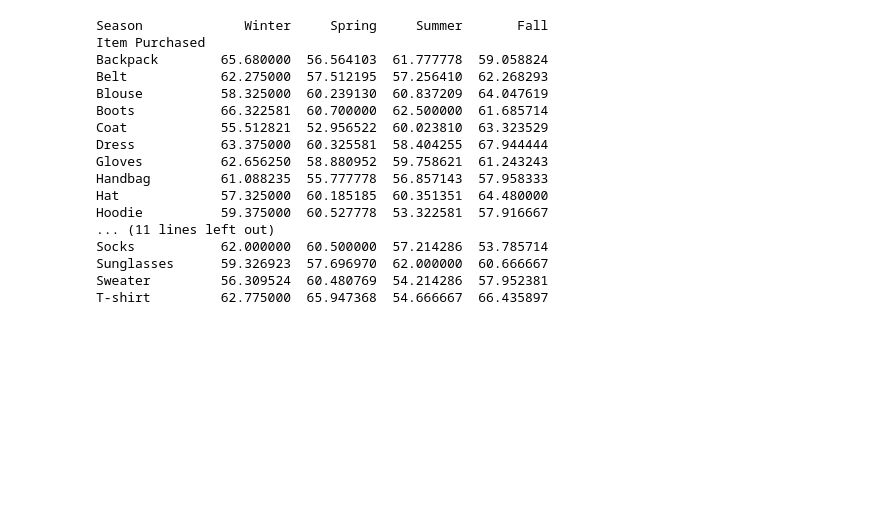
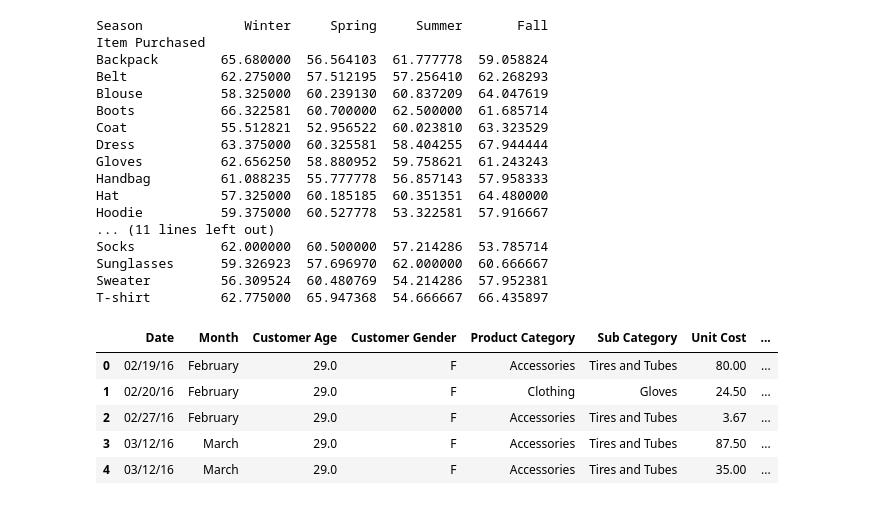
Before and after one commit to JellieTheForg/Dataframes, a Jupyter notebook: datastuff.ipynb, the cells around one changed output. Saved outputs shown, nothing was run; the diff lists cells and outputs as text; code cells hidden in the pictures; blank space fills up the shorter version.

```diff
--- a/datastuff.ipynb
+++ b/datastuff.ipynb
@@ -86,3 +96,17 @@ T-shirt         62.775000  65.947368  54.666667  66.435897
 vs review rating the colour being the season, there was no connection between anything on the whole graph. This required more digging, which
 I did. I found the average price of each item per season, which yeilded interesting results. All the items had a very similar price and no
 correlation to season. Socks and coats were the same prices give or take a few dollars, and coats were more expensive in summer than in winter."""
+# %%
+fileee = "Real_Sales.csv"
+df2 = pd.read_csv(fileee)
+
+selected_columns1 = ['Date', 'Month', 'Customer Age', 'Customer Gender', 'Product Category', 'Sub Category', 'Unit Cost', 'Unit Price']
+df2r = df2[selected_columns1]
+df2r.head()
+# %% [output]
+|  | Date | Month | Customer Age | Customer Gender | Product Category | Sub Category | Unit Cost | ... |
+| 0 | 02/19/16 | February | 29.0 | F | Accessories | Tires and Tubes | 80.00 | ... |
+| 1 | 02/20/16 | February | 29.0 | F | Clothing | Gloves | 24.50 | ... |
+| 2 | 02/27/16 | February | 29.0 | F | Accessories | Tires and Tubes | 3.67 | ... |
+| 3 | 03/12/16 | March | 29.0 | F | Accessories | Tires and Tubes | 87.50 | ... |
+| 4 | 03/12/16 | March | 29.0 | F | Accessories | Tires and Tubes | 35.00 | ... |
```
Also changed, not shown: parts of 4 cells of this notebook, 2 other files.
